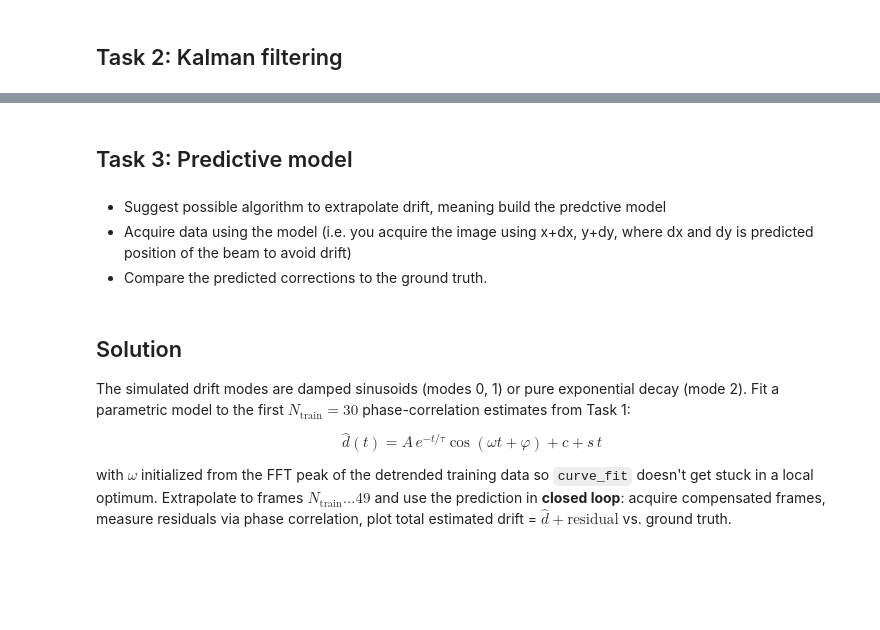
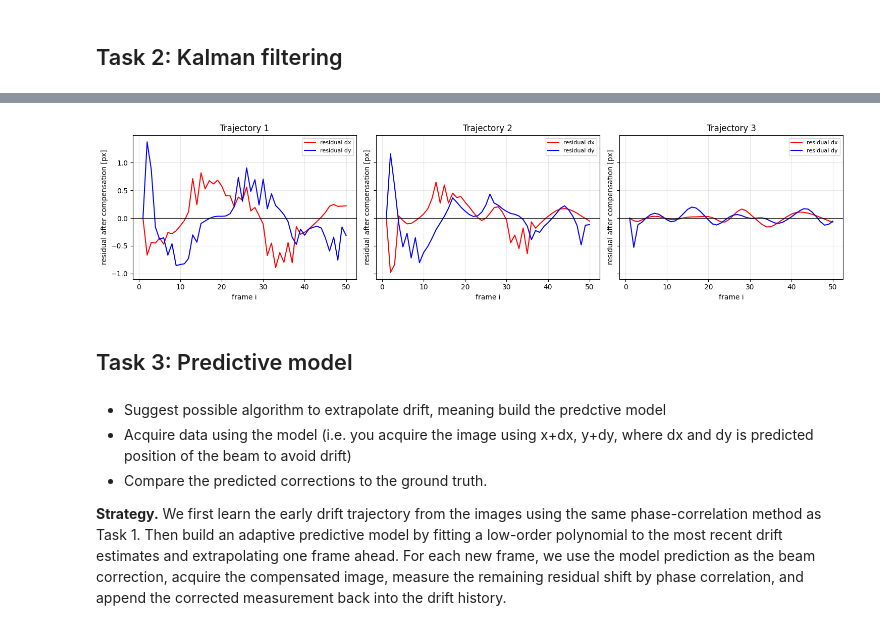
Before and after one commit to mushrafi88/MSE_510, a Jupyter notebook: Midterm_2_Part_II.ipynb, the cells around one changed output, grey strips where cells are left out. Saved outputs shown, nothing was run; the diff lists cells and outputs as text; code cells hidden in the pictures; blank space fills up the shorter version.

```diff
--- a/Midterm_2_Part_II.ipynb
+++ b/Midterm_2_Part_II.ipynb
@@ -1550,14 +1597,24 @@ drift 3 (exp decay, fixed dir): prediction RMS = 0.236 px,  closed-loop residual
+# %%
+fig, axes = plt.subplots(1, 3, figsize=(15, 3.8), sharex=True, sharey=True)
+for col, result in enumerate(task2_results):
+    residual = result["residual"]
+    axes[col].plot(frame_indices, residual[:, 0], "r-", label="residual dx")
+    axes[col].plot(frame_indices, residual[:, 1], "b-", label="residual dy")
+    axes[col].axhline(0, color="k", linewidth=0.8)
+    axes[col].set_title(result["label"])
+    axes[col].set_xlabel("frame i")
+    axes[col].set_ylabel("residual after compensation [px]")
+    axes[col].grid(alpha=0.3)
+    axes[col].legend(fontsize=8)
+plt.tight_layout()
+plt.show()
+# %% [output]
+[figure, added]
 # %% [markdown]
 ## Task 3: Predictive model
 # %% [markdown]
 - Suggest possible algorithm to extrapolate drift, meaning build the predctive model
 - Acquire data using the model (i.e. you acquire the image using x+dx, y+dy, where dx and dy is predicted position of the beam to avoid drift)
 - Compare the predicted corrections to the ground truth.
+
+**Strategy.** We first learn the early drift trajectory from the images using the same phase-correlation method as Task 1. Then build an adaptive predictive model by fitting a low-order polynomial to the most recent drift estimates and extrapolating one frame ahead. For each new frame, we use the model prediction as the beam correction, acquire the compensated image, measure the remaining residual shift by phase correlation, and append the corrected measurement back into the drift history.
-# %% [markdown]
-## Solution
-
-The simulated drift modes are damped sinusoids (modes 0, 1) or pure exponential decay (mode 2). Fit a parametric model to the first $N_\text{train}=30$ phase-correlation estimates from Task 1:
-
-$$\hat d(t) = A\,e^{-t/\tau}\cos(\omega t + \varphi) + c + s\,t$$
-
-with $\omega$ initialized from the FFT peak of the detrended training data so `curve_fit` doesn't get stuck in a local optimum. Extrapolate to frames $N_\text{train}\dots 49$ and use the prediction in **closed loop**: acquire compensated frames, measure residuals via phase correlation, plot total estimated drift = $\hat d + \text{residual}$ vs. ground truth.
```
Also changed, not shown: parts of 21 cells of this notebook.
